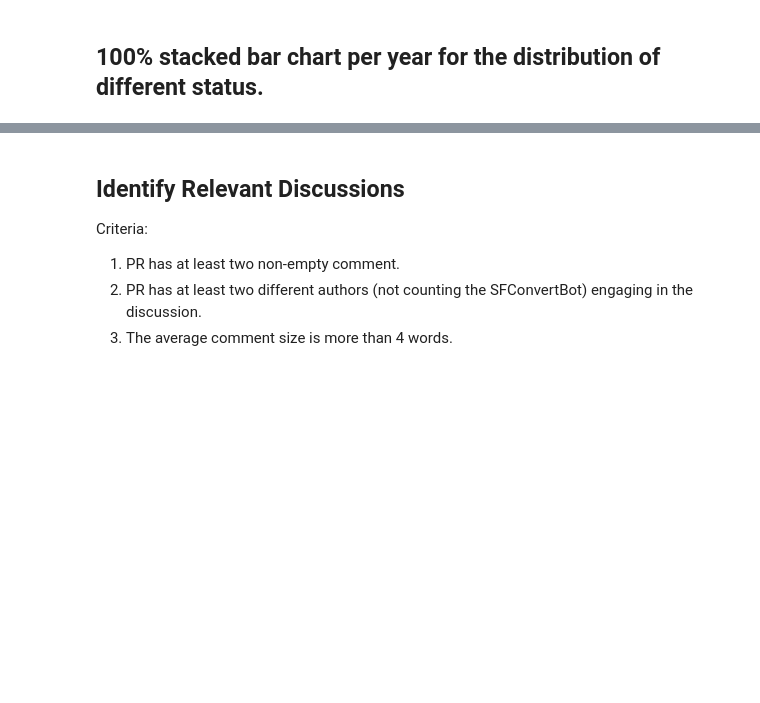
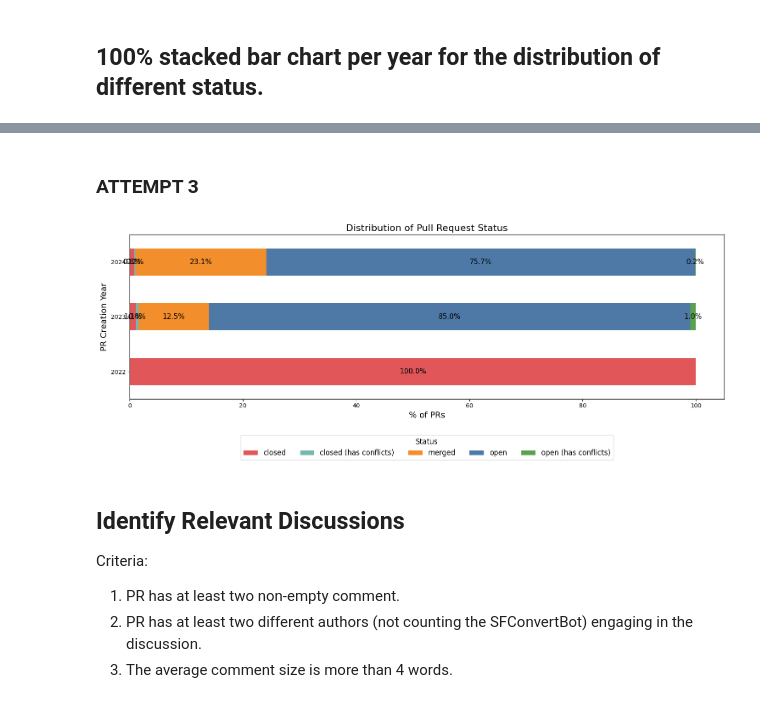
Before and after one commit to s2e-lab/model-evolution, a Jupyter notebook: scripts/notebooks/rq4_analysis.ipynb, the cells around one changed output, grey strips where cells are left out. Drawn from its saved outputs; the diff is of its cells as text; code cells hidden in the pictures; blank space fills up the shorter version.

```diff
--- a/scripts/notebooks/rq4_analysis.ipynb
+++ b/scripts/notebooks/rq4_analysis.ipynb
@@ -227,3 +182,30 @@ plt.show()
+# %% [markdown]
+### ATTEMPT 3
+# %%
+# Plot the 100% stacked bar chart as horizontal with Tableau-like colors
+fig, ax = plt.subplots(figsize=(15, 6))
+status_percentage.plot(kind='barh', stacked=True, ax=ax, color=[colors[status] for status in status_percentage.columns])
+
+# Add data labels for each segment with larger font size
+for i, (year, row) in enumerate(status_percentage.iterrows()):
+    cumulative = 0
+    for status, value in row.items():
+        if value > 0:
+            ax.text(cumulative + value / 2, i, f"{value:.1f}%", ha='center', va='center', fontsize=12)  # Increased font size
+        cumulative += value
+
+# Customize plot with larger font sizes
+plt.title('Distribution of Pull Request Status', fontsize=16)
+plt.ylabel('PR Creation Year', fontsize=14)
+plt.xlabel('% of PRs', fontsize=14)
+
+# Move the legend outside and below the chart with increased label size
+plt.legend(title='Status', bbox_to_anchor=(0.5, -0.2), loc='upper center', ncol=len(status_percentage.columns), fontsize=12, title_fontsize=12)
+plt.tight_layout()
+
+plt.show()
+# %% [output]
+[figure, added]
 # %% [markdown]
 ## Identify Relevant Discussions
 
```
Also changed, not shown: parts of 10 cells of this notebook, 1 other file.
